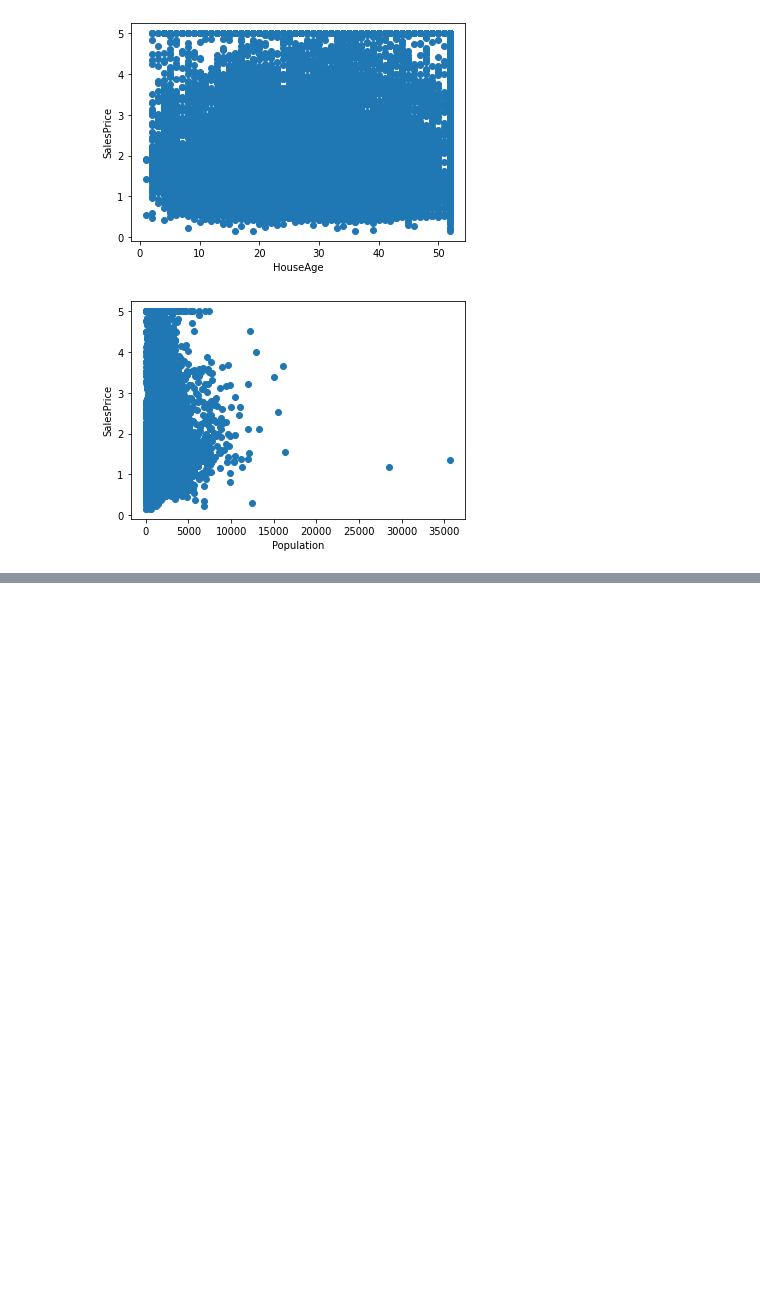
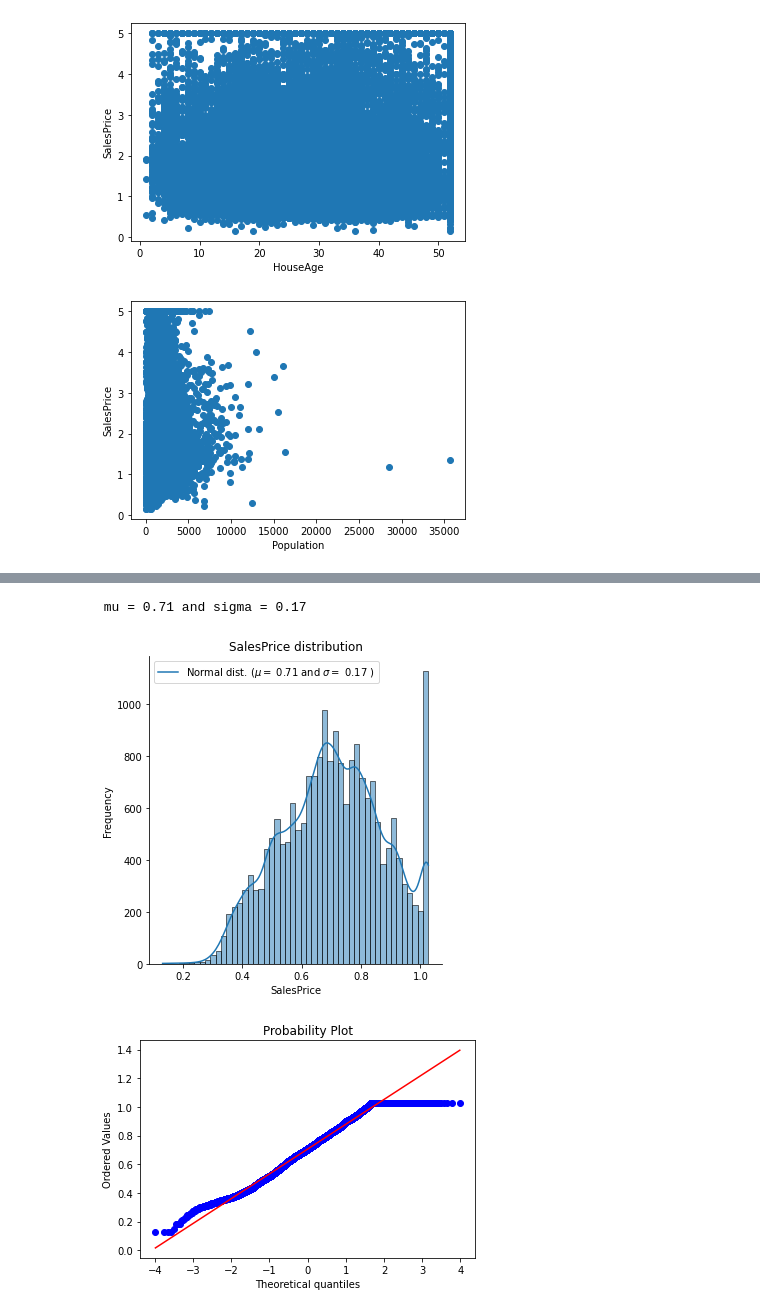
Before and after one commit to arinjaysaraf/House-Price-Prediction-using-Python, a Jupyter notebook: main.ipynb, the cells around one changed output, grey strips where cells are left out. Saved outputs shown, nothing was run; the diff lists cells and outputs as text; code cells hidden in the pictures; blank space fills up the shorter version.

```diff
--- a/main.ipynb
+++ b/main.ipynb
@@ -157 +157,20 @@ plt.show()
 [figure]
+# %%
+data['SalesPrice'] = np.log1p(data['SalesPrice'])
+
+sns.displot(data['SalesPrice'], kde= True);
+
+(mu, sigma) = norm.fit(data['SalesPrice'])
+print('\n mu = {:.2f} and sigma = {:.2f}\n'.format(mu,sigma))
+
+plt.legend(['Normal dist. ($\mu=$ {:.2f} and $\sigma=$ {:.2f} )'.format(mu,sigma)],loc='best')
+plt.ylabel('Frequency')
+plt.title('SalesPrice distribution')
+
+fig = plt.figure()
+res = stats.probplot(data['SalesPrice'], plot=plt)
+plt.show()
+# %% [output]
+ mu = 0.71 and sigma = 0.17
+[figure, added]
+[figure, added]
```
Also changed, not shown: parts of 10 cells of this notebook, 1 other file.
